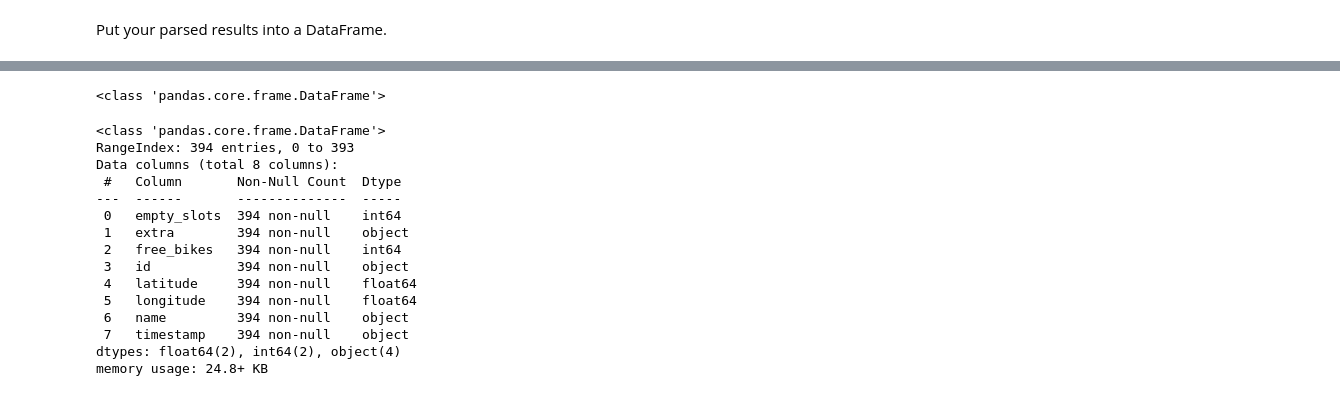
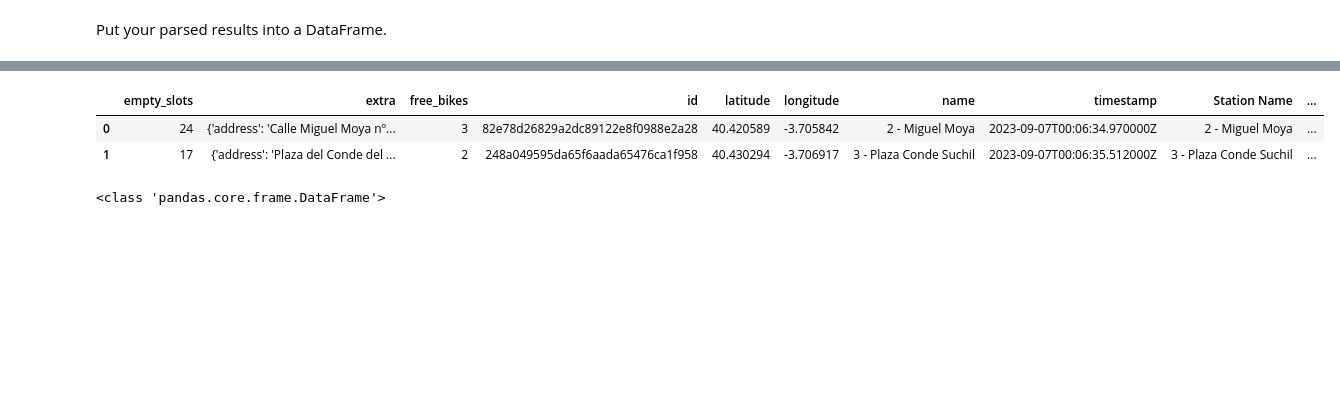
Before and after one commit to Affuya/LHL-Statistical-Modelling-Project, a Jupyter notebook: notebooks/city_bikes.ipynb, the cells around one changed output, grey strips where cells are left out. Cells and saved outputs as stored; diff of their text form; code cells hidden in the pictures; blank space fills up the shorter version.

```diff
--- a/notebooks/city_bikes.ipynb
+++ b/notebooks/city_bikes.ipynb
@@ -76,10 +84,7 @@ memory usage: 24.8+ KB
 # %% [markdown]
 Parse through the response to get the details you want for the bike stations in that city (latitude, longitude, number of bikes).
 # %%
-# create a function to retrieve the columns we need
-import requests
-import pandas as pd
-
+# Create function to retrieve columns of interest
 def get_bike_stations_data(city_name):
     filtered_networks = []
     for network in data["networks"]:
@@ -109,7 +114,6 @@ def get_bike_stations_data(city_name):
             else:
                 total_bikes = station["free_bikes"] + station["empty_slots"]
 
-
             station_data = {
                 "Station Name": station_name,
                 "Latitude": latitude,
@@ -124,8 +128,13 @@ def get_bike_stations_data(city_name):
 
         print(f"Bike Stations in {city_name} (DataFrame):\n")
         print(df)
+
+        # Return the DataFrame
+        return df
     else:
         print(f"No networks found for {city_name}.")
+        # Return an empty DataFrame if no networks are found
+        return pd.DataFrame()
 
 # Fetch the list of all networks
 response = requests.get("http://api.citybik.es/v2/networks")
@@ -134,8 +143,8 @@ data = response.json()
 # Take user input for the city name
 city_name = city_name
 
-# Call the function to retrieve and display bike station data
-get_bike_stations_data(city_name)
+# Call the function to retrieve and display bike station data and save it in the 'city_bike_df' variable
+city_bike_df = get_bike_stations_data(city_name)
 # %% [output]
 Bike Stations in madrid (DataFrame):
 
@@ -163,0 +209,7 @@ df.head(2)
+# %%
+
+# Concatenate the two DataFrames along the columns axis (axis=1)
+merged_city = pd.concat([df, city_bike_df], axis=1)
+
+# Display the merged DataFrame
+merged_city.info() # This gives us same number of rows and 15 columns. Making progress
@@ -164,2 +236,9 @@ df.head(2)
+# %%
+# View merged_city
+merged_city.head(2)
+# %% [output]
+|  | empty_slots | extra | free_bikes | id | latitude | longitude | name | timestamp | Station Name | ... |
+| 0 | 24 | {'address': 'Calle Miguel Moya nº... | 3 | 82e78d26829a2dc89122e8f0988e2a28 | 40.420589 | -3.705842 | 2 - Miguel Moya | 2023-09-07T00:06:34.970000Z | 2 - Miguel Moya | ... |
+| 1 | 17 | {'address': 'Plaza del Conde del ... | 2 | 248a049595da65f6aada65476ca1f958 | 40.430294 | -3.706917 | 3 - Plaza Conde Suchil | 2023-09-07T00:06:35.512000Z | 3 - Plaza Conde Suchil | ... |
 # %%
 # Already put in a dataframe in the function above.
@@ -167,21 +246,3 @@ print(type(df))
 # %% [output]
 <class 'pandas.core.frame.DataFrame'>
-# %%
-df.info()
-# %% [output]
-<class 'pandas.core.frame.DataFrame'>
-RangeIndex: 394 entries, 0 to 393
-Data columns (total 8 columns):
- #   Column       Non-Null Count  Dtype
----  ------       --------------  -----
- 0   empty_slots  394 non-null    int64
- 1   extra        394 non-null    object
- 2   free_bikes   394 non-null    int64
- 3   id           394 non-null    object
- 4   latitude     394 non-null    float64
- 5   longitude    394 non-null    float64
- 6   name         394 non-null    object
- 7   timestamp    394 non-null    object
-dtypes: float64(2), int64(2), object(4)
-memory usage: 24.8+ KB
 # %%
```
Also changed, not shown: parts of 12 cells of this notebook, 2 other files.
